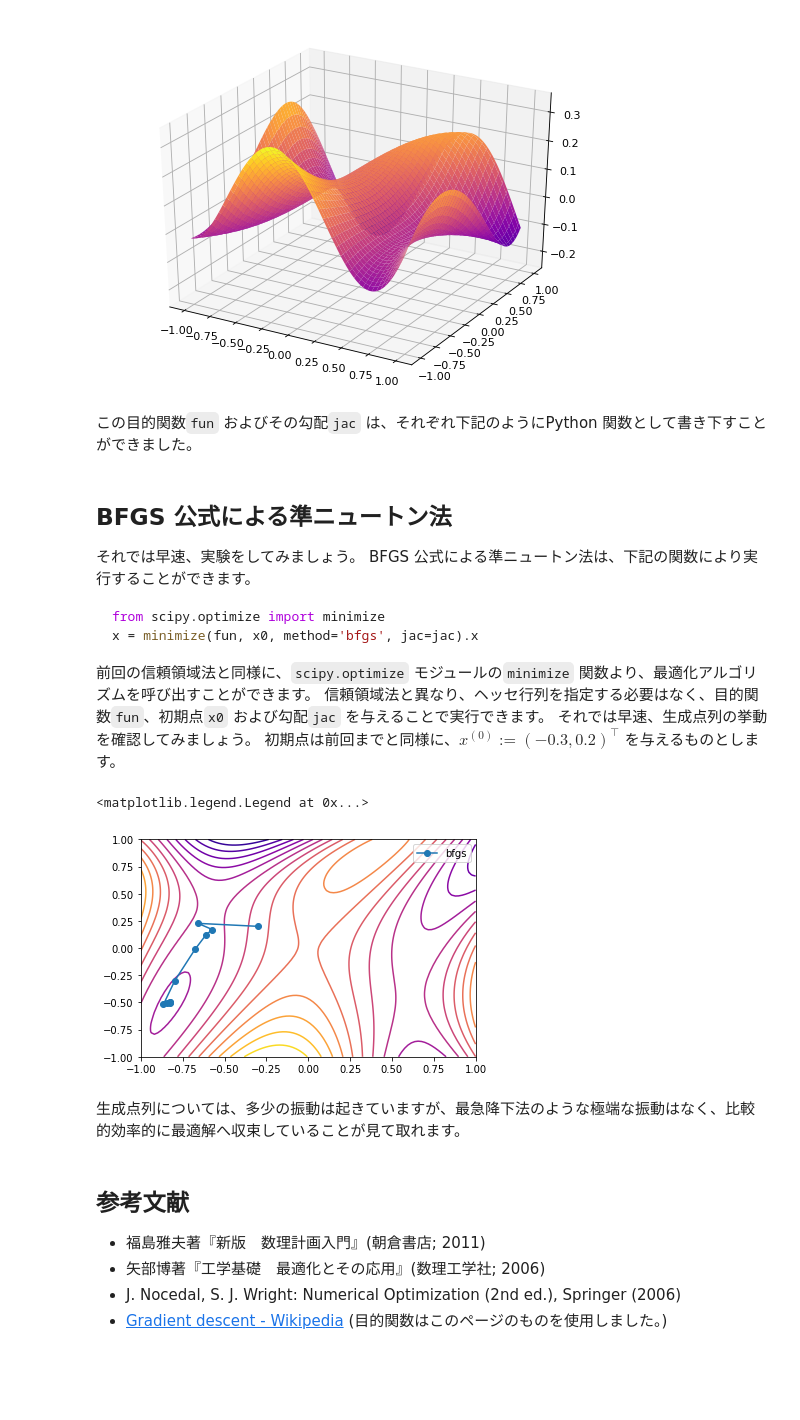
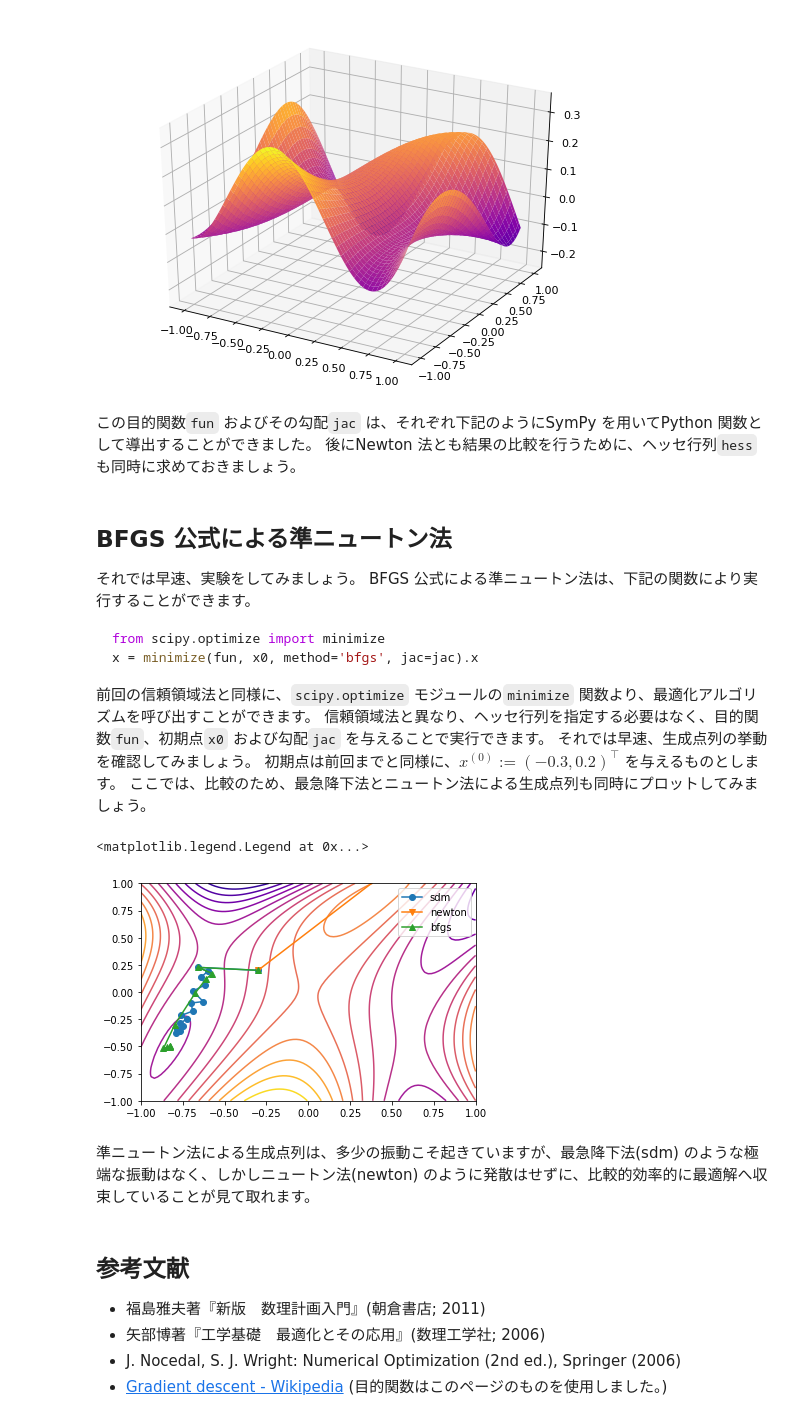
Before and after one commit to iiduka-researches/meiji-optim-theory, a Jupyter notebook: quasi-newton-method.ipynb, the cells around one changed output. Drawn from its saved outputs; the diff is of its cells as text; code cells hidden in the pictures; blank space fills up the shorter version.

Commit message:
Add comparison of steepest descent, newton, and quasi-newton methods

```diff
--- a/quasi-newton-method.ipynb
+++ b/quasi-newton-method.ipynb
@@ -37,16 +37,5 @@ ax.plot_surface(X, Y, Z, cmap='plasma')
 <mpl_toolkits.mplot3d.art3d.Poly3DCollection at 0x...>
 [figure]
 # %% [markdown]
-この目的関数`fun` およびその勾配`jac` は、それぞれ下記のようにPython 関数として書き下すことができました。
+この目的関数`fun` およびその勾配`jac` は、それぞれ下記のようにSymPy を用いてPython 関数として導出することができました。
+後にNewton 法とも結果の比較を行うために、ヘッセ行列`hess` も同時に求めておきましょう。
-# %%
-import numpy as np
-
-def fun(x):
-    return np.sin((x[0] ** 2) / 2 - (x[1] ** 2 ) / 4 + 3) * np.cos(2 * x[0] + 1 - np.exp(x[1]))
-
-def jac(x):
-    u, v = (x[0] ** 2) / 2 - (x[1] ** 2 ) / 4 + 3, 2 * x[0] + 1 - np.exp(x[1])
-    return np.array([
-        x[0] * np.cos(u) * np.cos(v) - 2 * np.sin(u) * np.sin(v),
-        np.exp(x[1]) * np.sin(u) * np.sin(v) - (x[1] / 2) * np.cos(u) * np.cos(v)
-    ])
@@ -62,25 +73,47 @@ x = minimize(fun, x0, method='bfgs', jac=jac).x
 信頼領域法と異なり、ヘッセ行列を指定する必要はなく、目的関数``fun``、初期点``x0`` および勾配``jac`` を与えることで実行できます。
 それでは早速、生成点列の挙動を確認してみましょう。
 初期点は前回までと同様に、$x^{(0)}:=(-0.3, 0.2)^\top$ を与えるものとします。
+ここでは、比較のため、最急降下法とニュートン法による生成点列も同時にプロットしてみましょう。
 # %%
 %matplotlib inline
+import numpy as np
 import matplotlib.pyplot as plt
-from scipy.optimize import minimize
+from scipy.optimize import minimize, line_search
+
+def newton(xk, iter=15):
+    sequence = [xk]
+
+    return np.array(sequence)
 X, Y = np.meshgrid(np.linspace(-1, 1, 100), np.linspace(-1, 1, 100))
 plt.ylim(-1, 1)
 plt.xlim(-1, 1)
 Z = np.array([[np.sin((x ** 2) / 2 - (y ** 2 ) / 4 + 3) * np.cos(2 * x + 1 - np.exp(y)) for x, y in zip(vx, vy)] for vx, vy in zip(X, Y)])
 plt.contour(X, Y, Z, cmap='plasma', levels=np.linspace(np.min(Z), np.max(Z), 15))
+
+sequence = [np.array([-0.3, 0.2])]
+for k in range(15):
+    dk = -jac(sequence[-1])
+    alpha = line_search(fun, jac, sequence[-1], dk)[0]
+    sequence.append(sequence[-1] + alpha * dk)
+sequence = np.array(sequence)
+plt.plot(sequence[:, 0], sequence[:, 1], marker='o', label='sdm')
+
+sequence = [np.array([-0.3, 0.2])]
+for k in range(15):
+    sequence.append(sequence[-1] + np.linalg.solve(hess(sequence[-1]), -jac(sequence[-1])))
+sequence = np.array(sequence)
+plt.plot(sequence[:, 0], sequence[:, 1], marker='v', label='newton')
+
 sequence = [np.array([-0.3, 0.2])]
 minimize(fun, sequence[0], method='bfgs', jac=jac, callback=lambda xk: sequence.append(xk))
 sequence = np.array(sequence)
-plt.plot(sequence[:, 0], sequence[:, 1], marker='o', label='bfgs')
+plt.plot(sequence[:, 0], sequence[:, 1], marker='^', label='bfgs')
 plt.legend()
 # %% [output]
 <matplotlib.legend.Legend at 0x...>
-[figure, old version]
+[figure, new version]
-# %% [markdown]
-生成点列については、多少の振動は起きていますが、最急降下法のような極端な振動はなく、比較的効率的に最適解へ収束していることが見て取れます。
+# %% [markdown]
+準ニュートン法による生成点列は、多少の振動こそ起きていますが、最急降下法(sdm) のような極端な振動はなく、しかしニュートン法(newton) のように発散はせずに、比較的効率的に最適解へ収束していることが見て取れます。
 # %% [markdown]
 ## 参考文献
   * 福島雅夫著『新版　数理計画入門』(朝倉書店; 2011)
```
Also changed, not shown: parts of 1 cell of this notebook.
